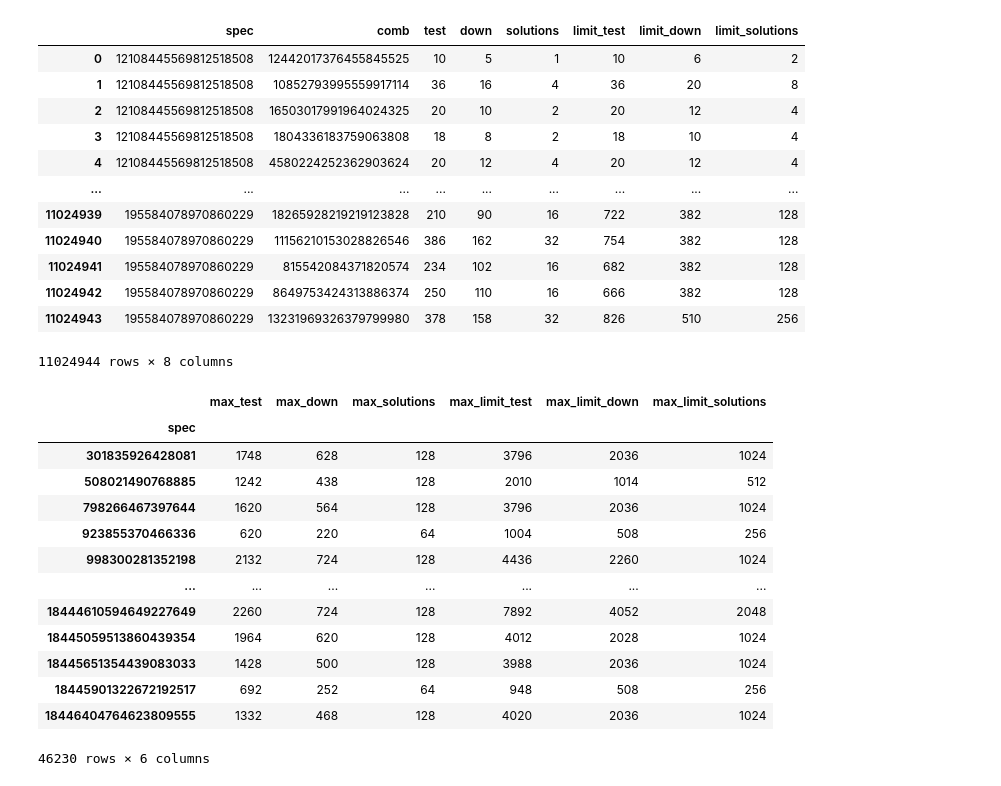
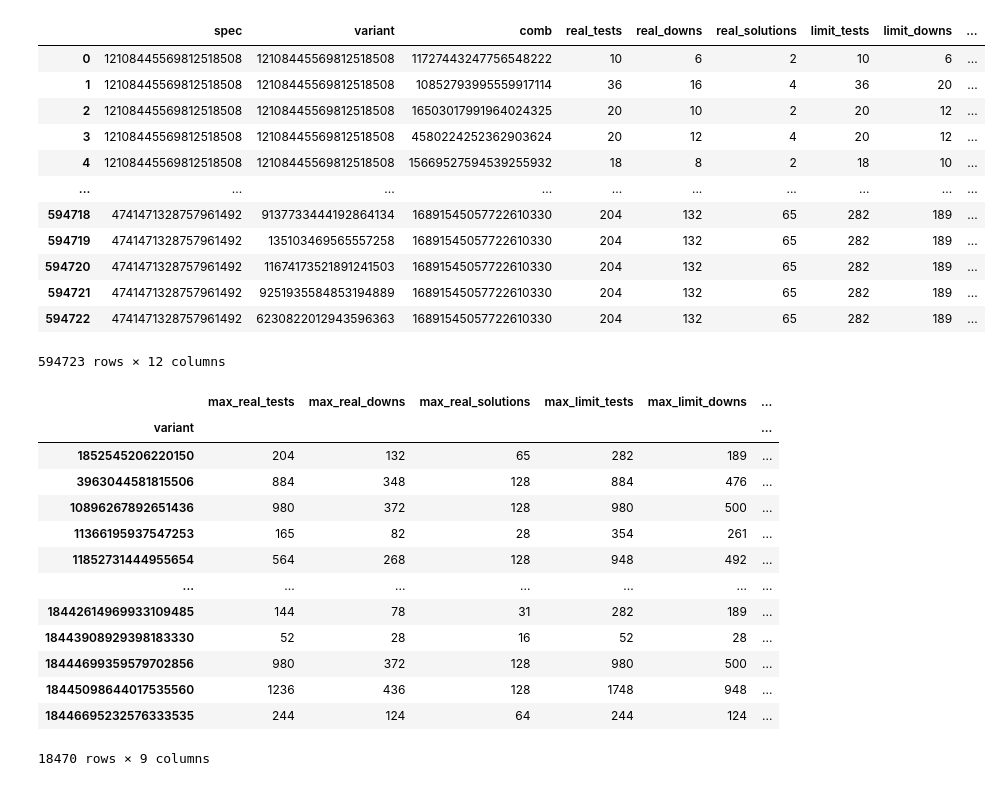
Before and after one commit to PaulRaUnite/ccsl-rs, a Jupyter notebook: plotter/comparison.ipynb, the cells around one changed output. Drawn from its saved outputs; the diff is of its cells as text; code cells hidden in the pictures.

```diff
--- a/plotter/comparison.ipynb
+++ b/plotter/comparison.ipynb
@@ -1,37 +1,39 @@
 # %%
+import numpy as np
+
 import pandas as pd
-df = pd.read_csv("./data.csv")
+df = pd.read_csv("./data.csv", dtype={"spec":str})
 df
 # %% [output]
-|  | spec | comb | test | down | solutions | limit_test | limit_down | limit_solutions |
-| 0 | 12108445569812518508 | 12442017376455845525 | 10 | 5 | 1 | 10 | 6 | 2 |
-| 1 | 12108445569812518508 | 10852793995559917114 | 36 | 16 | 4 | 36 | 20 | 8 |
-| 2 | 12108445569812518508 | 16503017991964024325 | 20 | 10 | 2 | 20 | 12 | 4 |
-| 3 | 12108445569812518508 | 1804336183759063808 | 18 | 8 | 2 | 18 | 10 | 4 |
-| 4 | 12108445569812518508 | 4580224252362903624 | 20 | 12 | 4 | 20 | 12 | 4 |
-| ... | ... | ... | ... | ... | ... | ... | ... | ... |
-| 11024939 | 195584078970860229 | 18265928219219123828 | 210 | 90 | 16 | 722 | 382 | 128 |
-| 11024940 | 195584078970860229 | 11156210153028826546 | 386 | 162 | 32 | 754 | 382 | 128 |
-| 11024941 | 195584078970860229 | 815542084371820574 | 234 | 102 | 16 | 682 | 382 | 128 |
-| 11024942 | 195584078970860229 | 8649753424313886374 | 250 | 110 | 16 | 666 | 382 | 128 |
-| 11024943 | 195584078970860229 | 13231969326379799980 | 378 | 158 | 32 | 826 | 510 | 256 |
+|  | spec | variant | comb | real_tests | real_downs | real_solutions | limit_tests | limit_downs | ... |
+| 0 | 12108445569812518508 | 12108445569812518508 | 11727443247756548222 | 10 | 6 | 2 | 10 | 6 | ... |
+| 1 | 12108445569812518508 | 12108445569812518508 | 10852793995559917114 | 36 | 16 | 4 | 36 | 20 | ... |
+| 2 | 12108445569812518508 | 12108445569812518508 | 16503017991964024325 | 20 | 10 | 2 | 20 | 12 | ... |
+| 3 | 12108445569812518508 | 12108445569812518508 | 4580224252362903624 | 20 | 12 | 4 | 20 | 12 | ... |
+| 4 | 12108445569812518508 | 12108445569812518508 | 15669527594539255932 | 18 | 8 | 2 | 18 | 10 | ... |
+| ... | ... | ... | ... | ... | ... | ... | ... | ... | ... |
+| 594718 | 4741471328757961492 | 9137733444192864134 | 16891545057722610330 | 204 | 132 | 65 | 282 | 189 | ... |
+| 594719 | 4741471328757961492 | 135103469565557258 | 16891545057722610330 | 204 | 132 | 65 | 282 | 189 | ... |
+| 594720 | 4741471328757961492 | 11674173521891241503 | 16891545057722610330 | 204 | 132 | 65 | 282 | 189 | ... |
+| 594721 | 4741471328757961492 | 9251935584853194889 | 16891545057722610330 | 204 | 132 | 65 | 282 | 189 | ... |
+| 594722 | 4741471328757961492 | 6230822012943596363 | 16891545057722610330 | 204 | 132 | 65 | 282 | 189 | ... |
-11024944 rows × 8 columns
+594723 rows × 12 columns
 # %%
-maximums = df.groupby(["spec"]).max().loc[:, "test":].add_prefix("max_")
+maximums = df.groupby(["variant"]).max().loc[:, "real_tests":].add_prefix("max_")
 maximums
 # %% [output]
-|  | max_test | max_down | max_solutions | max_limit_test | max_limit_down | max_limit_solutions |
-| spec |  |  |  |  |  |  |
-| 301835926428081 | 1748 | 628 | 128 | 3796 | 2036 | 1024 |
-| 508021490768885 | 1242 | 438 | 128 | 2010 | 1014 | 512 |
-| 798266467397644 | 1620 | 564 | 128 | 3796 | 2036 | 1024 |
-| 923855370466336 | 620 | 220 | 64 | 1004 | 508 | 256 |
-| 998300281352198 | 2132 | 724 | 128 | 4436 | 2260 | 1024 |
+|  | max_real_tests | max_real_downs | max_real_solutions | max_limit_tests | max_limit_downs | ... |
+| variant |  |  |  |  |  | ... |
+| 1852545206220150 | 204 | 132 | 65 | 282 | 189 | ... |
+| 3963044581815506 | 884 | 348 | 128 | 884 | 476 | ... |
+| 10896267892651436 | 980 | 372 | 128 | 980 | 500 | ... |
+| 11366195937547253 | 165 | 82 | 28 | 354 | 261 | ... |
+| 11852731444955654 | 564 | 268 | 128 | 948 | 492 | ... |
 | ... | ... | ... | ... | ... | ... | ... |
-| 18444610594649227649 | 2260 | 724 | 128 | 7892 | 4052 | 2048 |
-| 18445059513860439354 | 1964 | 620 | 128 | 4012 | 2028 | 1024 |
-| 18445651354439083033 | 1428 | 500 | 128 | 3988 | 2036 | 1024 |
-| 18445901322672192517 | 692 | 252 | 64 | 948 | 508 | 256 |
-| 18446404764623809555 | 1332 | 468 | 128 | 4020 | 2036 | 1024 |
+| 18442614969933109485 | 144 | 78 | 31 | 282 | 189 | ... |
+| 18443908929398183330 | 52 | 28 | 16 | 52 | 28 | ... |
+| 18444699359579702856 | 980 | 372 | 128 | 980 | 500 | ... |
+| 18445098644017535560 | 1236 | 436 | 128 | 1748 | 948 | ... |
+| 18446695232576333535 | 244 | 124 | 64 | 244 | 124 | ... |
-46230 rows × 6 columns
+18470 rows × 9 columns
 # %%
```
Also changed, not shown: parts of 13 cells of this notebook, 9 other files.
